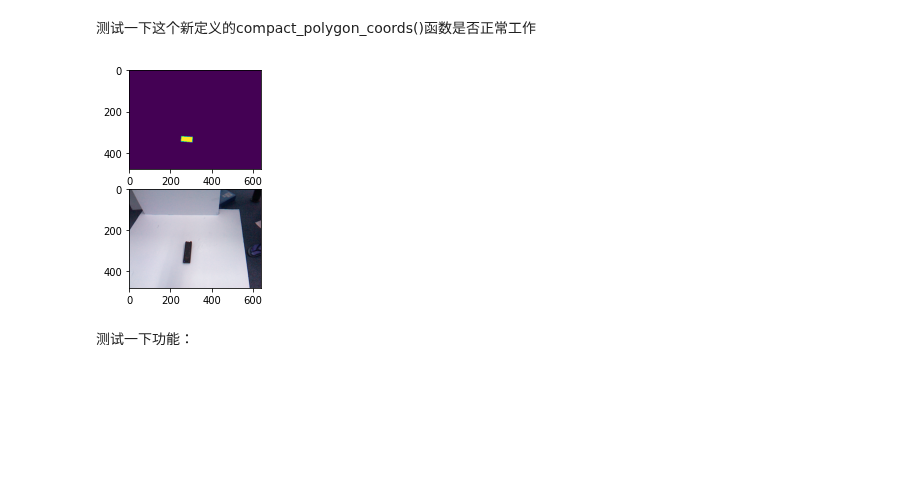
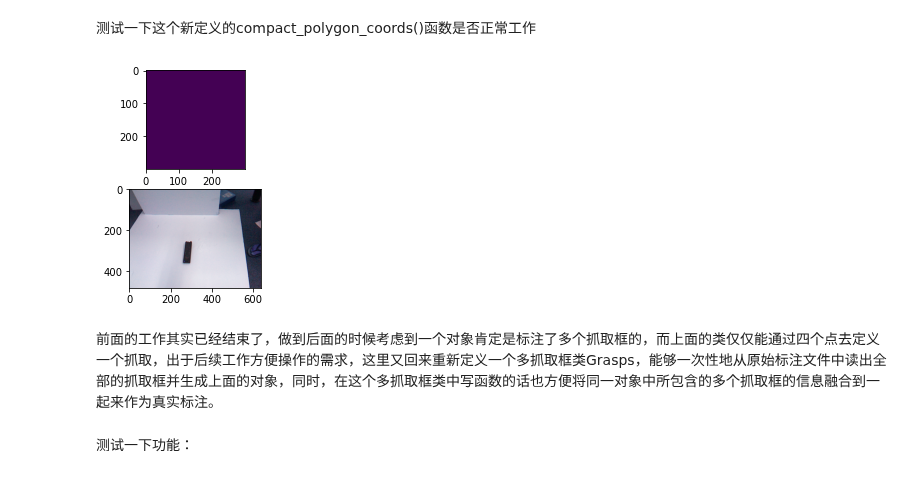
Before and after one commit to OneOneLiu/ggcnn_cornell_dataset, a Jupyter notebook: net_data_stream.ipynb, the cells around one changed output. Cells and saved outputs as stored; diff of their text form; code cells hidden in the pictures; blank space fills up the shorter version.

```diff
--- a/net_data_stream.ipynb
+++ b/net_data_stream.ipynb
@@ -417,17 +417,17 @@ print(gr.points[:,1])
 # %%
 import matplotlib.pyplot as plt
 import cv2
-img = np.zeros([480,640])#处理之前这个图的大小就是480*640
+img = np.zeros([300,300])#处理之前这个图的大小就是480*640
 
-rr,cc = gr.compact_polygon_coords((480,600))
+rr,cc = gr.compact_polygon_coords((300,300))
 img[cc,rr] = 1.0#不晓得为什么这里我的rr,cc要反过来才对，而gg-cnn里面却没有反，估计是什么地方做了处理吧
 
 plt.subplot(211)
 plt.imshow(img)
 
 plt.subplot(212)
 plt.imshow(cv2.imread(rgbf[0]))
 
 plt.show()
 # %% [output]
-[figure, old version]
+[figure, new version]
@@ -469,3 +434,5 @@ def get_rectangles(cornell_grasp_file):
+# %% [markdown]
+前面的工作其实已经结束了，做到后面的时候考虑到一个对象肯定是标注了多个抓取框的，而上面的类仅仅能通过四个点去定义一个抓取，出于后续工作方便操作的需求，这里又回来重新定义一个多抓取框类Grasps，能够一次性地从原始标注文件中读出全部的抓取框并生成上面的对象，同时，在这个多抓取框类中写函数的话也方便将同一对象中所包含的多个抓取框的信息融合到一起来作为真实标注。
 # %%
 class Grasps:
     '''定义一个多抓取框处理类，主要功能是从原始的标注文件中读出多个抓取框并将其构建成多个单一的抓取框Grasp类，同时能够对这些属于同一对象的多个抓取框对象进行一些数据的统一集成处理'''
```
Also changed, not shown: parts of 7 cells of this notebook.
